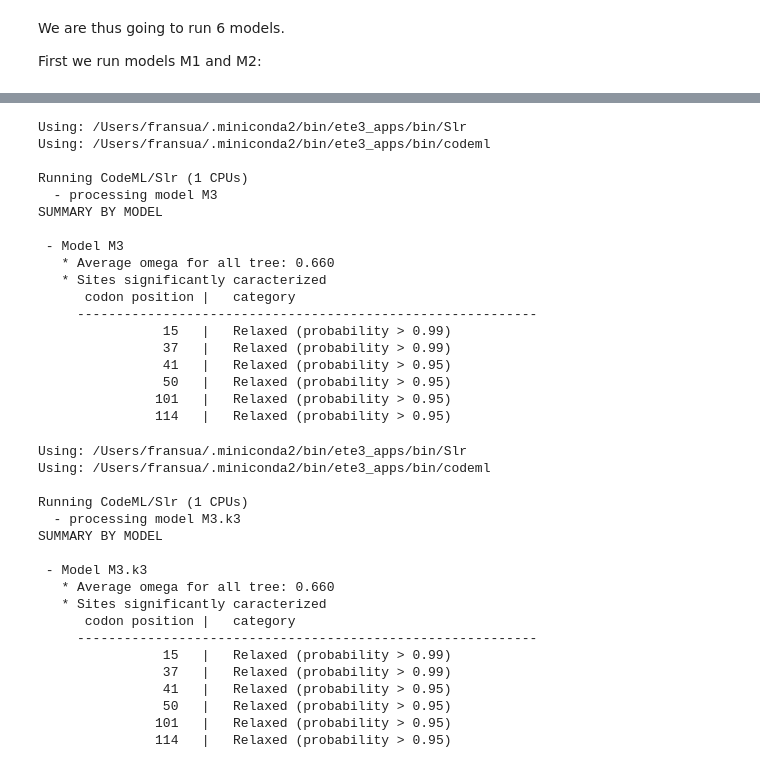
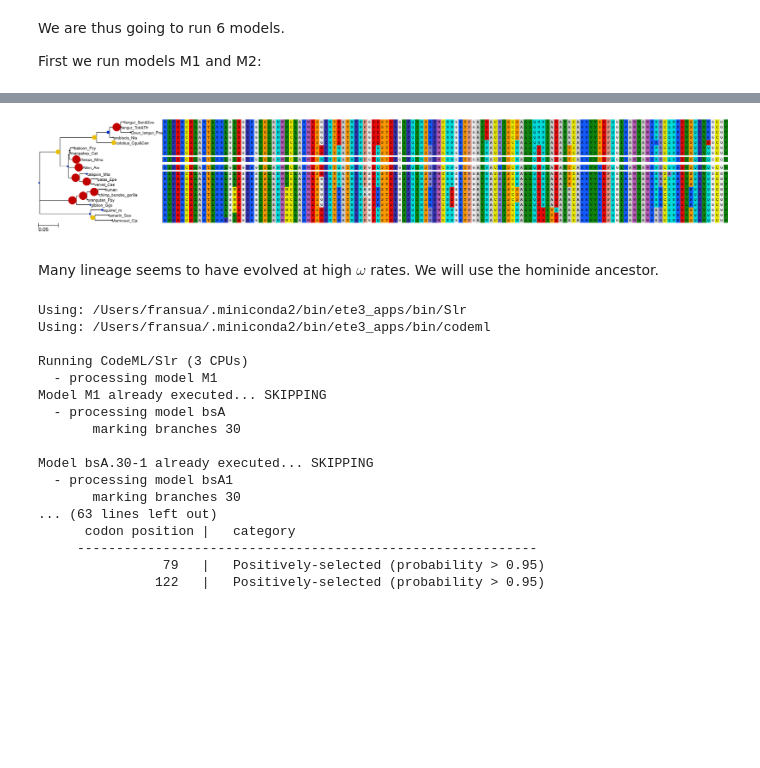
Before and after one commit to etetoolkit/cookbook, a Jupyter notebook: recipes/ete_evol_lysozyme_branch-site.ipynb, the cells around one changed output, grey strips where cells are left out. Saved outputs shown, nothing was run; the diff lists cells and outputs as text; code cells hidden in the pictures; blank space fills up the shorter version.

```diff
--- a/recipes/ete_evol_lysozyme_branch-site.ipynb
+++ b/recipes/ete_evol_lysozyme_branch-site.ipynb
@@ -53,46 +86,29 @@ LRT
+# %%
+from IPython.display import Image
+Image(filename='data/lysozyme/lysozymeLarge_fb.png')
+# %% [output]
+[figure, added]
+# %% [markdown]
+Many lineage seems to have evolved at high $\omega$ rates. We will use the hominide ancestor.
 # %%
 %%bash
-ete3 evol -t data/lysozyme/lysozymeLarge.nw --alg data/lysozyme/lysozymeLarge.fasta --models M3.k2 -o /tmp/ete3-tmp/ \
---cpu 1
+ete3 evol -t data/lysozyme/lysozymeLarge.nw --alg data/lysozyme/lysozymeLarge.fasta --models M1 bsA bsA1  -o /tmp/ete3-tmp/ \
+--mark orangutan_Ppy,,gibbon_Ggo --cpu 3 --resume -i data/lysozyme/lysozymeLarge_hominidae_bsA_bsA1_M1.png
 # %% [output]
 Using: /Users/fransua/.miniconda2/bin/ete3_apps/bin/Slr
 Using: /Users/fransua/.miniconda2/bin/ete3_apps/bin/codeml
 
-Running CodeML/Slr (1 CPUs)
-  - processing model M3
-SUMMARY BY MODEL
+Running CodeML/Slr (3 CPUs)
+  - processing model M1
+Model M1 already executed... SKIPPING
+  - processing model bsA
+       marking branches 30
 
- - Model M3
-   * Average omega for all tree: 0.660
-   * Sites significantly caracterized
+Model bsA.30-1 already executed... SKIPPING
+  - processing model bsA1
+       marking branches 30
+... (63 lines left out)
       codon position |   category
      -----------------------------------------------------------
-                15   |   Relaxed (probability > 0.99)
-                37   |   Relaxed (probability > 0.99)
-                41   |   Relaxed (probability > 0.95)
-                50   |   Relaxed (probability > 0.95)
-               101   |   Relaxed (probability > 0.95)
-               114   |   Relaxed (probability > 0.95)
+                79   |   Positively-selected (probability > 0.95)
+               122   |   Positively-selected (probability > 0.95)
-# %%
-%%bash
-ete3 evol -t data/lysozyme/lysozymeLarge.nw --alg data/lysozyme/lysozymeLarge.fasta --models M3.k3 -o /tmp/ete3-tmp/ \
---cpu 1 --codeml_param kappa,3
-# %% [output]
-Using: /Users/fransua/.miniconda2/bin/ete3_apps/bin/Slr
-Using: /Users/fransua/.miniconda2/bin/ete3_apps/bin/codeml
-
-Running CodeML/Slr (1 CPUs)
-  - processing model M3.k3
-SUMMARY BY MODEL
-
- - Model M3.k3
-   * Average omega for all tree: 0.660
-   * Sites significantly caracterized
-      codon position |   category
-     -----------------------------------------------------------
-                15   |   Relaxed (probability > 0.99)
-                37   |   Relaxed (probability > 0.99)
-                41   |   Relaxed (probability > 0.95)
-                50   |   Relaxed (probability > 0.95)
-               101   |   Relaxed (probability > 0.95)
-               114   |   Relaxed (probability > 0.95)
```
Also changed, not shown: parts of 10 cells of this notebook, 11 other files.
